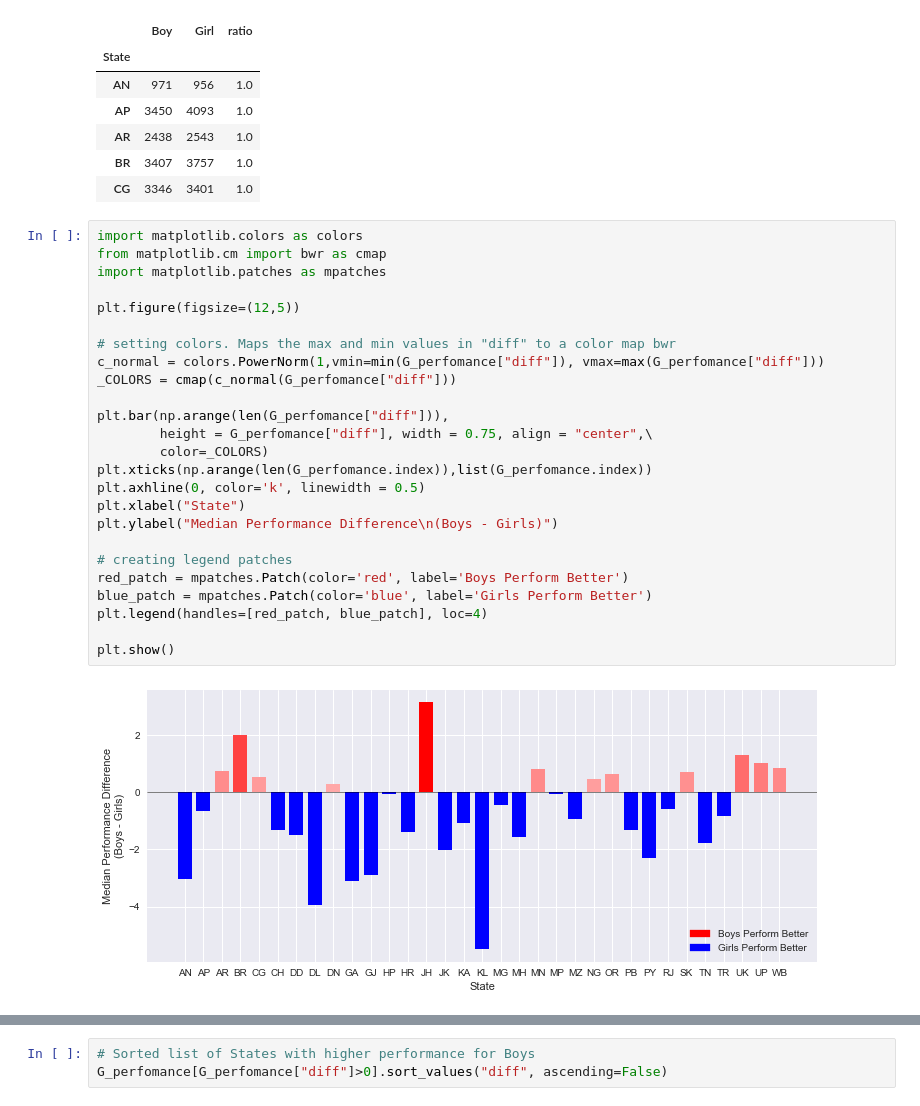
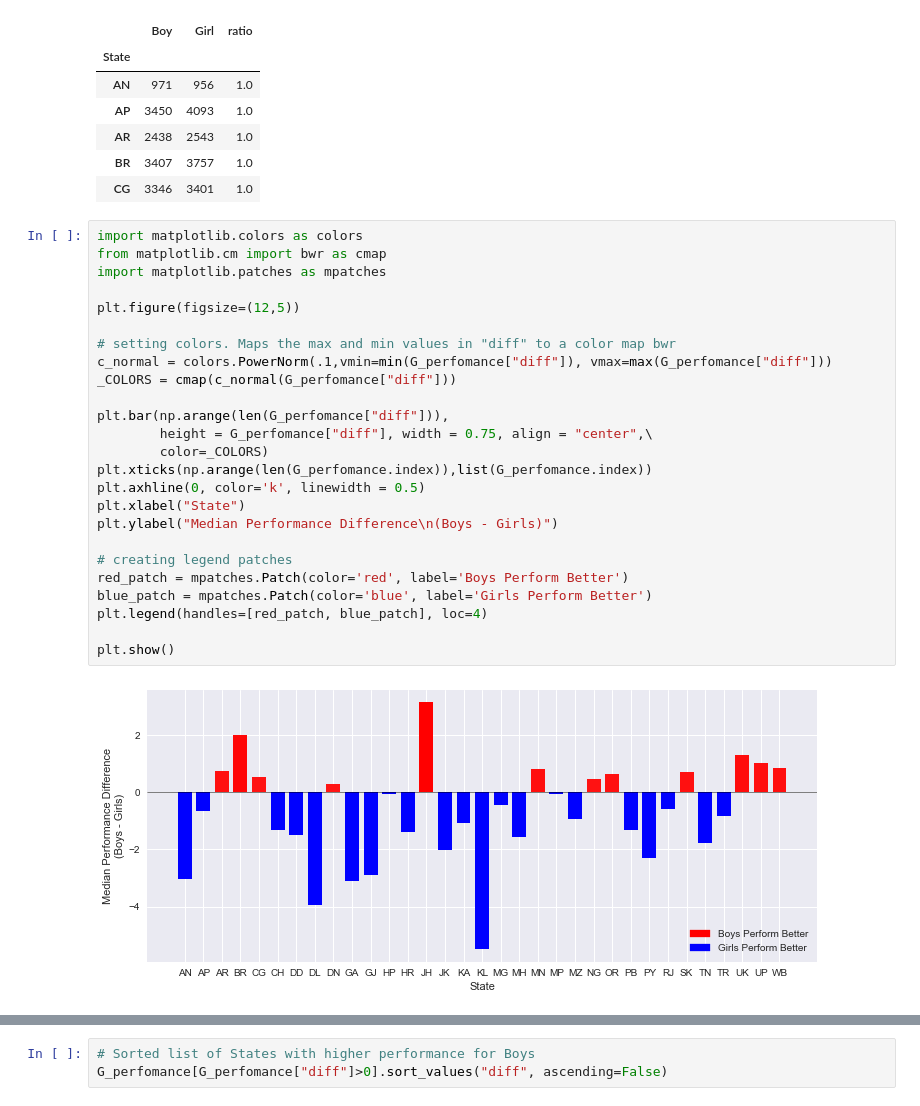
Before and after one commit to bibinmjose/dsgramner, a Jupyter notebook: National Achievement Survey.ipynb, the cells around one changed output, grey strips where cells are left out. Drawn from its saved outputs; the diff is of its cells as text.

Commit message:
docs: updated figures and legends

```diff
--- a/National Achievement Survey.ipynb
+++ b/National Achievement Survey.ipynb
@@ -390,30 +390,30 @@ G_count.head()
 # %%
 import matplotlib.colors as colors
 from matplotlib.cm import bwr as cmap
 import matplotlib.patches as mpatches
 
 plt.figure(figsize=(12,5))
 
 # setting colors. Maps the max and min values in "diff" to a color map bwr
-c_normal = colors.PowerNorm(1,vmin=min(G_perfomance["diff"]), vmax=max(G_perfomance["diff"]))
+c_normal = colors.PowerNorm(.1,vmin=min(G_perfomance["diff"]), vmax=max(G_perfomance["diff"]))
 _COLORS = cmap(c_normal(G_perfomance["diff"]))
 
 plt.bar(np.arange(len(G_perfomance["diff"])),
         height = G_perfomance["diff"], width = 0.75, align = "center",\
         color=_COLORS)
 plt.xticks(np.arange(len(G_perfomance.index)),list(G_perfomance.index))
 plt.axhline(0, color='k', linewidth = 0.5)
 plt.xlabel("State")
 plt.ylabel("Median Performance Difference\n(Boys - Girls)")
 
 # creating legend patches
 red_patch = mpatches.Patch(color='red', label='Boys Perform Better')
 blue_patch = mpatches.Patch(color='blue', label='Girls Perform Better')
 plt.legend(handles=[red_patch, blue_patch], loc=4)
 
 plt.show()
 # %% [output]
-[figure, old version]
+[figure, new version]
 # %%
 fig = plt.figure(figsize = (5,14),dpi=100)
 
```
Also changed, not shown: parts of 1 cell of this notebook, 8 other files.
